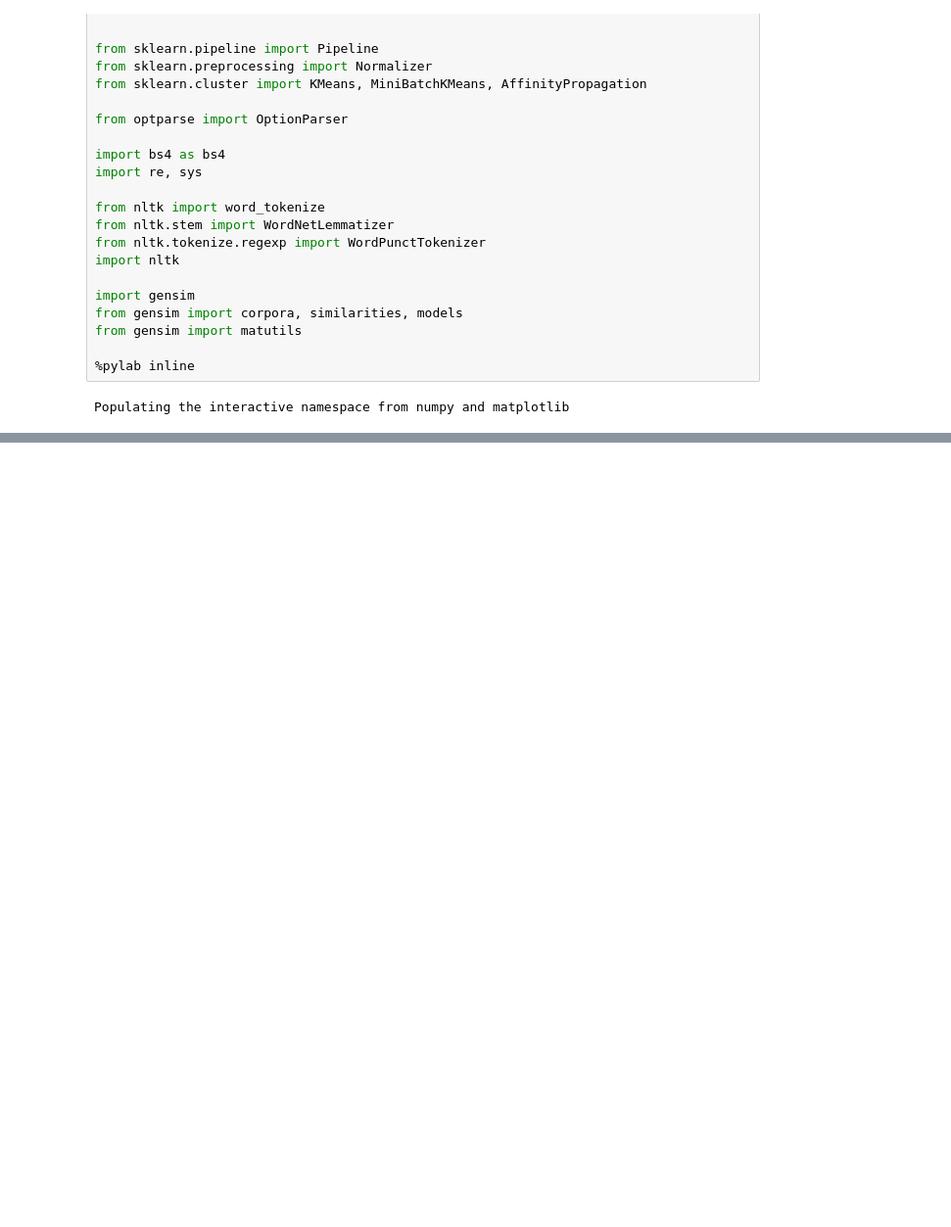
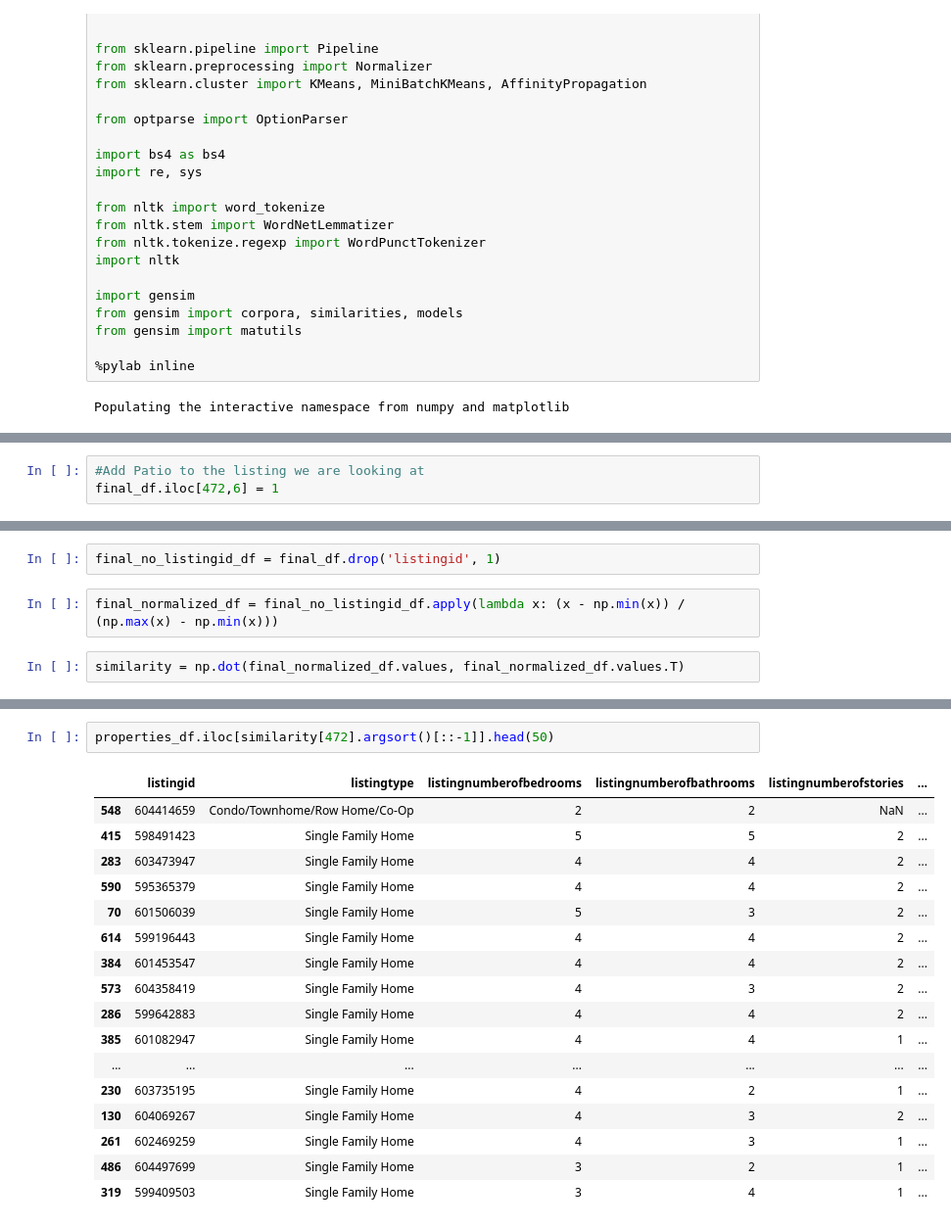
Before and after one commit to wubr2000/2016_move_hackathon, a Jupyter notebook: similar_properties.ipynb, the cells around one changed output, grey strips where cells are left out. Shown: that part at 98% size. Saved outputs shown, nothing was run; the diff lists cells and outputs as text; blank space fills up the shorter version.

```diff
--- a/similar_properties.ipynb
+++ b/similar_properties.ipynb
@@ -192,0 +98,3 @@ for topic_idx, topic in enumerate(nmf.components_):
+# %%
+#Add Patio to the listing we are looking at
+final_df.iloc[472,6] = 1
@@ -192,0 +111,6 @@ for topic_idx, topic in enumerate(nmf.components_):
+# %%
+final_no_listingid_df = final_df.drop('listingid', 1)
+# %%
+final_normalized_df = final_no_listingid_df.apply(lambda x: (x - np.min(x)) / (np.max(x) - np.min(x)))
+# %%
+similarity = np.dot(final_normalized_df.values, final_normalized_df.values.T)
@@ -192,0 +133,20 @@ for topic_idx, topic in enumerate(nmf.components_):
+# %%
+properties_df.iloc[similarity[472].argsort()[::-1]].head(50)
+# %% [output]
+|  | listingid | listingtype | listingnumberofbedrooms | listingnumberofbathrooms | listingnumberofstories | ... |
+| 548 | 604414659 | Condo/Townhome/Row Home/Co-Op | 2 | 2 | NaN | ... |
+| 415 | 598491423 | Single Family Home | 5 | 5 | 2 | ... |
+| 283 | 603473947 | Single Family Home | 4 | 4 | 2 | ... |
+| 590 | 595365379 | Single Family Home | 4 | 4 | 2 | ... |
+| 70 | 601506039 | Single Family Home | 5 | 3 | 2 | ... |
+| 614 | 599196443 | Single Family Home | 4 | 4 | 2 | ... |
+| 384 | 601453547 | Single Family Home | 4 | 4 | 2 | ... |
+| 573 | 604358419 | Single Family Home | 4 | 3 | 2 | ... |
+| 286 | 599642883 | Single Family Home | 4 | 4 | 2 | ... |
+| 385 | 601082947 | Single Family Home | 4 | 4 | 1 | ... |
+| ... | ... | ... | ... | ... | ... | ... |
+| 230 | 603735195 | Single Family Home | 4 | 2 | 1 | ... |
+| 130 | 604069267 | Single Family Home | 4 | 3 | 2 | ... |
+| 261 | 602469259 | Single Family Home | 4 | 3 | 1 | ... |
+| 486 | 604497699 | Single Family Home | 3 | 2 | 1 | ... |
+| 319 | 599409503 | Single Family Home | 3 | 4 | 1 | ... |
```
Also changed, not shown: parts of 20 cells of this notebook.
